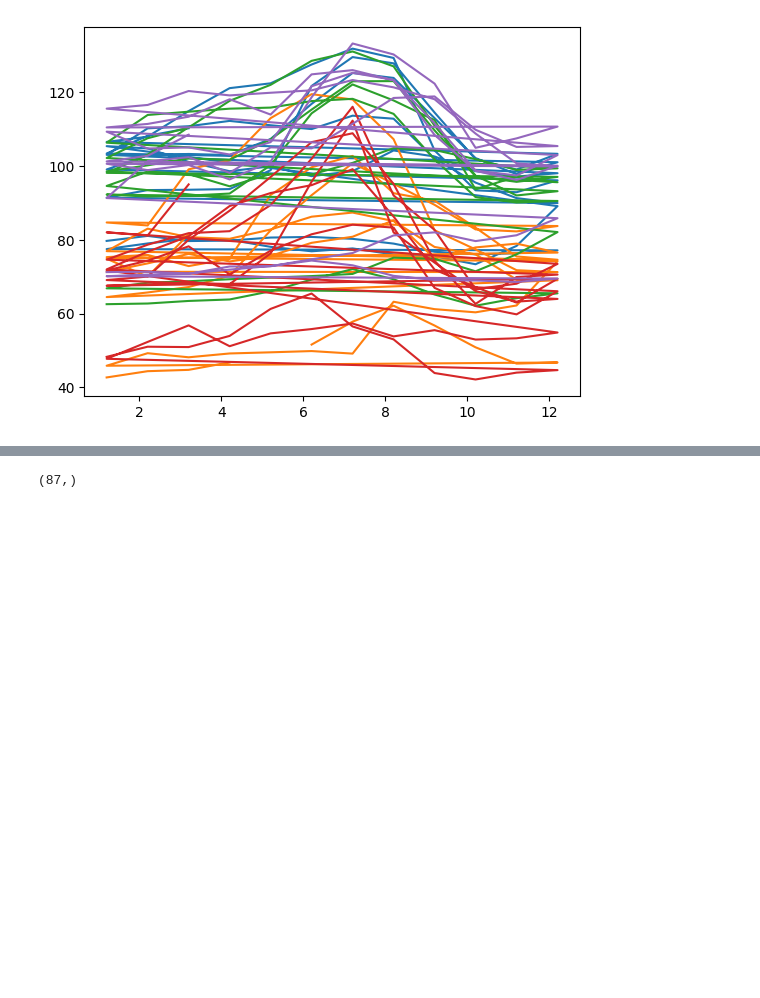
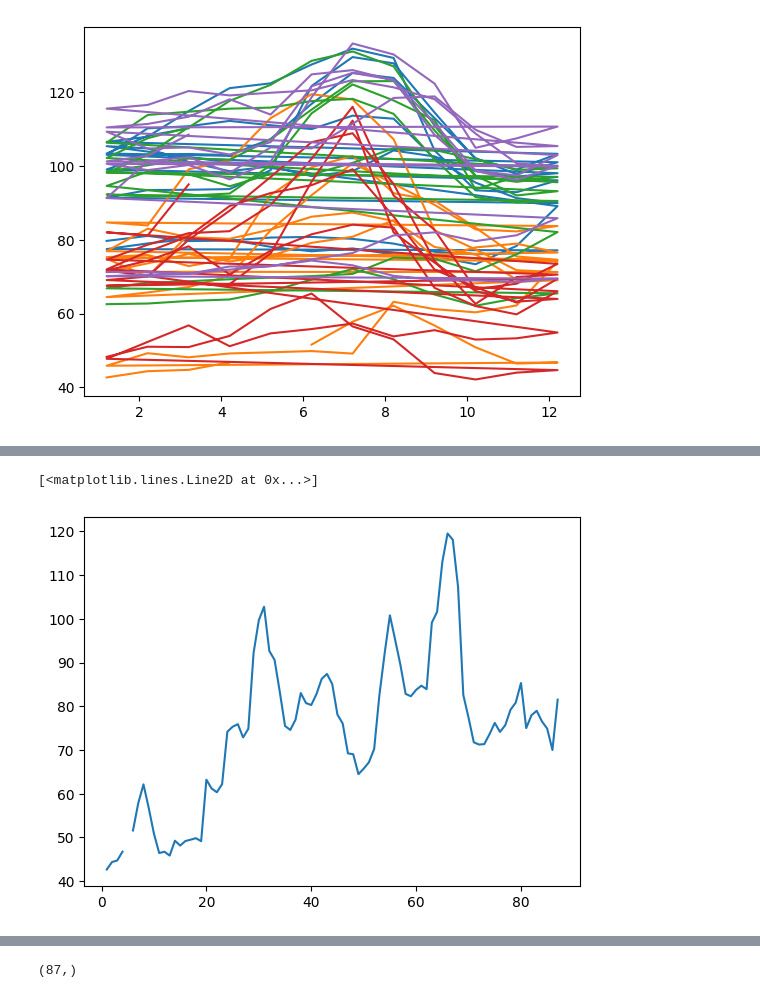
Before and after one commit to leonardotrill/numpy, a Jupyter notebook: Numpy.ipynb, the cells around one changed output, grey strips where cells are left out. Saved outputs shown, nothing was run; the diff lists cells and outputs as text; code cells hidden in the pictures; blank space fills up the shorter version.

```diff
--- a/Numpy.ipynb
+++ b/Numpy.ipynb
@@ -119,0 +162,5 @@ Comparando Arrays
+# %%
+plt.plot(fechas,Kaliningrado)
+# %% [output]
+[<matplotlib.lines.Line2D at 0x...>]
+[figure, added]
```
Also changed, not shown: parts of 73 cells of this notebook.
